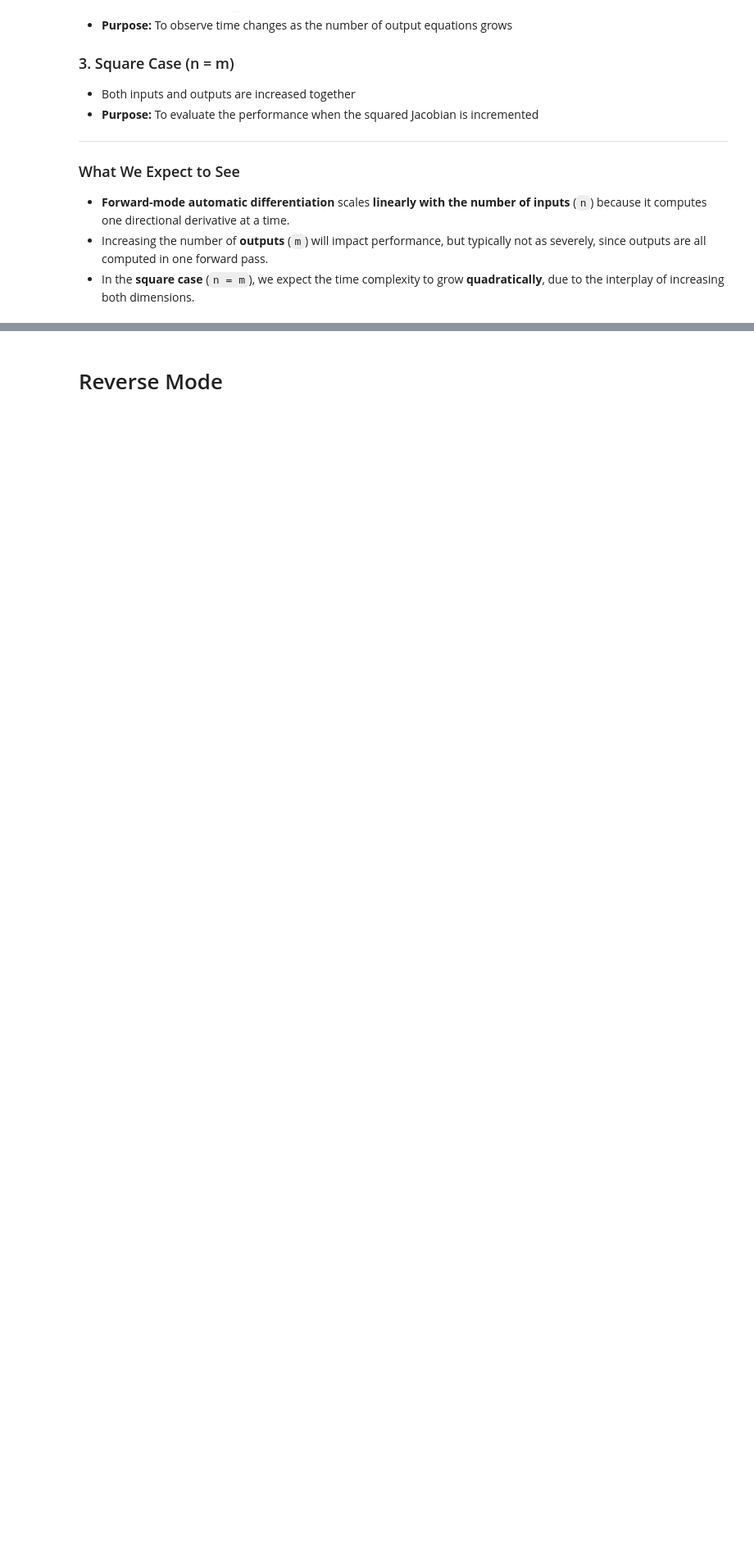
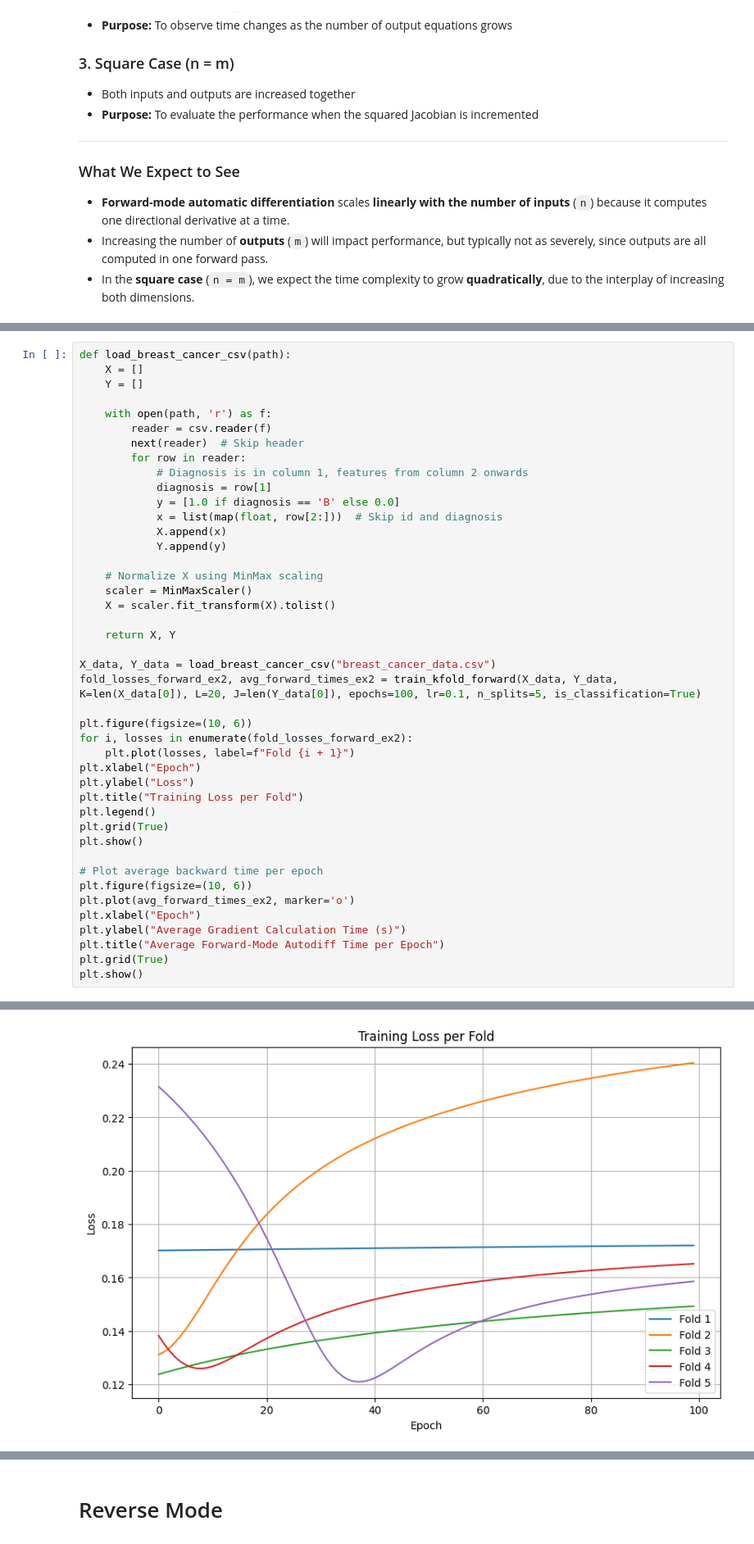
Before and after one commit to Isi-17/Thesis-M, a Jupyter notebook: 01-AD.ipynb, the cells around one changed output, grey strips where cells are left out. Shown at 82% size. Cells and saved outputs as stored; diff of their text form; blank space fills up the shorter version.

```diff
--- a/01-AD.ipynb
+++ b/01-AD.ipynb
@@ -452,0 +665,44 @@ n=490, Time=42.29592s, Energy=-34.308, Gradient dE/dx = ['-0.909', '5.980', '-6.
+# %%
+def load_breast_cancer_csv(path):
+    X = []
+    Y = []
+
+    with open(path, 'r') as f:
+        reader = csv.reader(f)
+        next(reader)  # Skip header
+        for row in reader:
+            # Diagnosis is in column 1, features from column 2 onwards
+            diagnosis = row[1]
+            y = [1.0 if diagnosis == 'B' else 0.0]
+            x = list(map(float, row[2:]))  # Skip id and diagnosis
+            X.append(x)
+            Y.append(y)
+
+    # Normalize X using MinMax scaling
+    scaler = MinMaxScaler()
+    X = scaler.fit_transform(X).tolist()
+
+    return X, Y
+
+X_data, Y_data = load_breast_cancer_csv("breast_cancer_data.csv")
+fold_losses_forward_ex2, avg_forward_times_ex2 = train_kfold_forward(X_data, Y_data, K=len(X_data[0]), L=20, J=len(Y_data[0]), epochs=100, lr=0.1, n_splits=5, is_classification=True)
+
+plt.figure(figsize=(10, 6))
+for i, losses in enumerate(fold_losses_forward_ex2):
+    plt.plot(losses, label=f"Fold {i + 1}")
+plt.xlabel("Epoch")
+plt.ylabel("Loss")
+plt.title("Training Loss per Fold")
+plt.legend()
+plt.grid(True)
+plt.show()
+
+# Plot average backward time per epoch
+plt.figure(figsize=(10, 6))
+plt.plot(avg_forward_times_ex2, marker='o')
+plt.xlabel("Epoch")
+plt.ylabel("Average Gradient Calculation Time (s)")
+plt.title("Average Forward-Mode Autodiff Time per Epoch")
+plt.grid(True)
+plt.show()
+# %% [output]
@@ -452,0 +726 @@ n=490, Time=42.29592s, Energy=-34.308, Gradient dE/dx = ['-0.909', '5.980', '-6.
+[figure, added]
```
Also changed, not shown: parts of 21 cells of this notebook, 14 other files.
